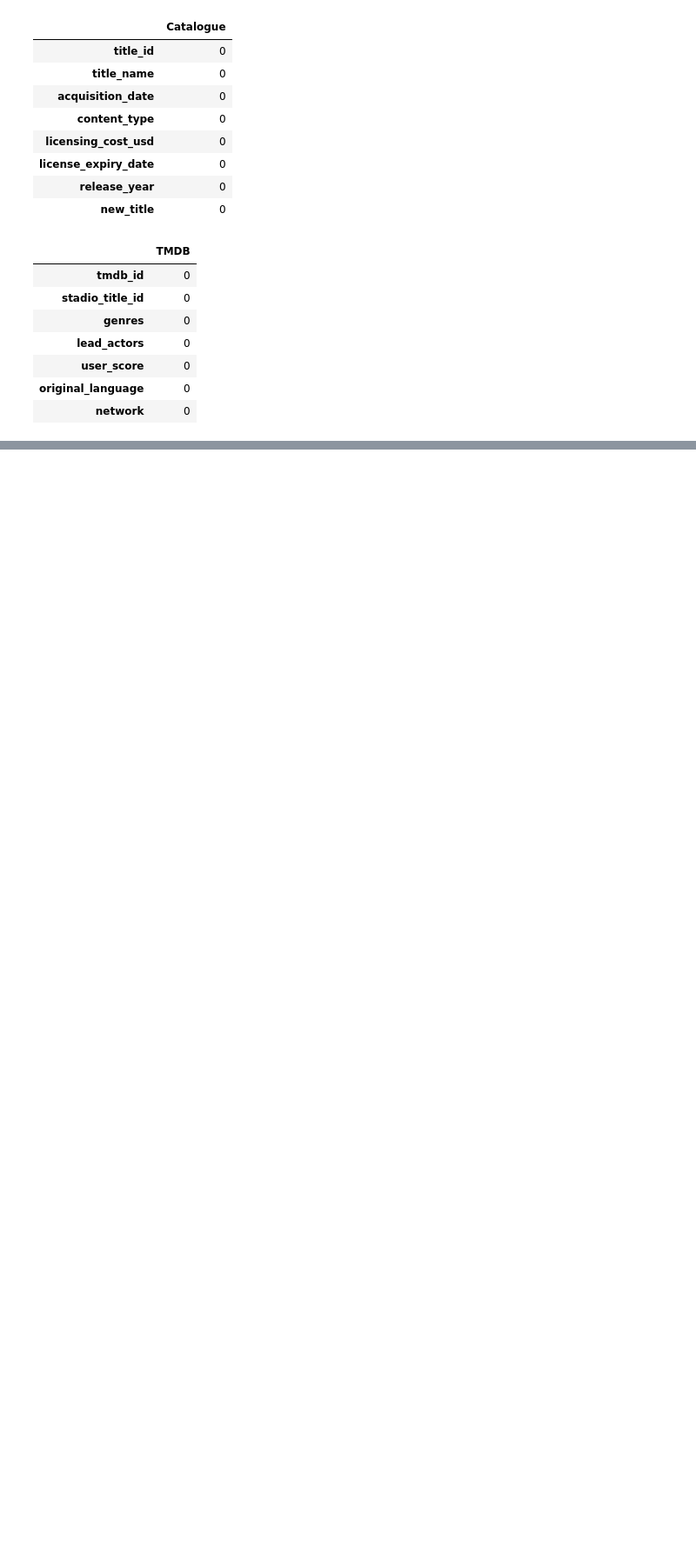
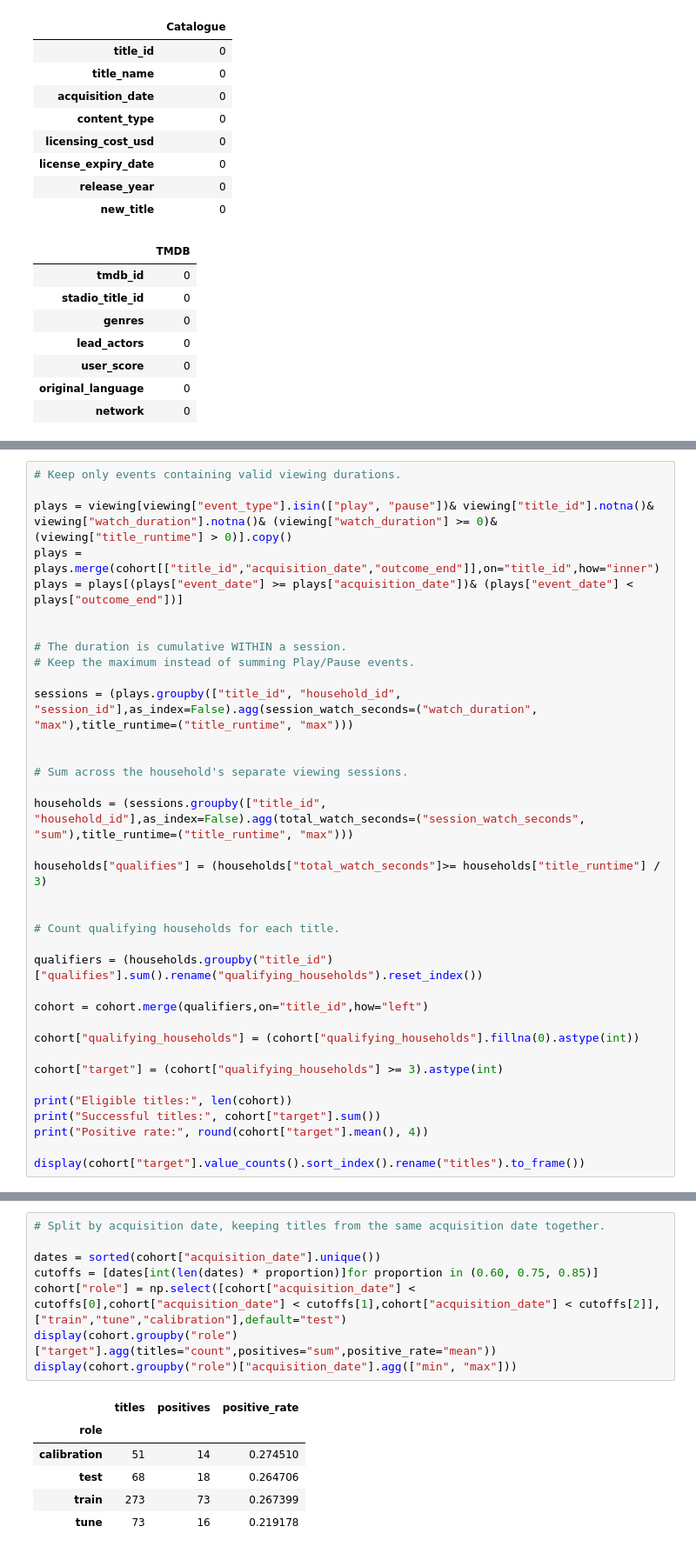
Before and after one commit to bjvvuuren/predict-play, a Jupyter notebook: modelling/SS3_PartB.ipynb, the cells around one changed output, grey strips where cells are left out. Shown at 87% size. Drawn from its saved outputs; the diff is of its cells as text; blank space fills up the shorter version.

```diff
--- a/modelling/SS3_PartB.ipynb
+++ b/modelling/SS3_PartB.ipynb
@@ -69,0 +183,36 @@ Missing values:
+# %%
+# Keep only events containing valid viewing durations.
+
+plays = viewing[viewing["event_type"].isin(["play", "pause"])& viewing["title_id"].notna()& viewing["watch_duration"].notna()& (viewing["watch_duration"] >= 0)& (viewing["title_runtime"] > 0)].copy()
+plays = plays.merge(cohort[["title_id","acquisition_date","outcome_end"]],on="title_id",how="inner")
+plays = plays[(plays["event_date"] >= plays["acquisition_date"])& (plays["event_date"] < plays["outcome_end"])]
+
+
+# The duration is cumulative WITHIN a session.
+# Keep the maximum instead of summing Play/Pause events.
+
+sessions = (plays.groupby(["title_id", "household_id", "session_id"],as_index=False).agg(session_watch_seconds=("watch_duration", "max"),title_runtime=("title_runtime", "max")))
+
+
+# Sum across the household's separate viewing sessions.
+
+households = (sessions.groupby(["title_id", "household_id"],as_index=False).agg(total_watch_seconds=("session_watch_seconds", "sum"),title_runtime=("title_runtime", "max")))
+
+households["qualifies"] = (households["total_watch_seconds"]>= households["title_runtime"] / 3)
+
+
+# Count qualifying households for each title.
+
+qualifiers = (households.groupby("title_id")["qualifies"].sum().rename("qualifying_households").reset_index())
+
+cohort = cohort.merge(qualifiers,on="title_id",how="left")
+
+cohort["qualifying_households"] = (cohort["qualifying_households"].fillna(0).astype(int))
+
+cohort["target"] = (cohort["qualifying_households"] >= 3).astype(int)
+
+print("Eligible titles:", len(cohort))
+print("Successful titles:", cohort["target"].sum())
+print("Positive rate:", round(cohort["target"].mean(), 4))
+
+display(cohort["target"].value_counts().sort_index().rename("titles").to_frame())
@@ -69,0 +227,15 @@ Missing values:
+# %%
+# Split by acquisition date, keeping titles from the same acquisition date together.
+
+dates = sorted(cohort["acquisition_date"].unique())
+cutoffs = [dates[int(len(dates) * proportion)]for proportion in (0.60, 0.75, 0.85)]
+cohort["role"] = np.select([cohort["acquisition_date"] < cutoffs[0],cohort["acquisition_date"] < cutoffs[1],cohort["acquisition_date"] < cutoffs[2]],["train","tune","calibration"],default="test")
+display(cohort.groupby("role")["target"].agg(titles="count",positives="sum",positive_rate="mean"))
+display(cohort.groupby("role")["acquisition_date"].agg(["min", "max"]))
+# %% [output]
+|  | titles | positives | positive_rate |
+| role |  |  |  |
+| calibration | 51 | 14 | 0.274510 |
+| test | 68 | 18 | 0.264706 |
+| train | 273 | 73 | 0.267399 |
+| tune | 73 | 16 | 0.219178 |
```
Also changed, not shown: parts of 17 cells of this notebook.
